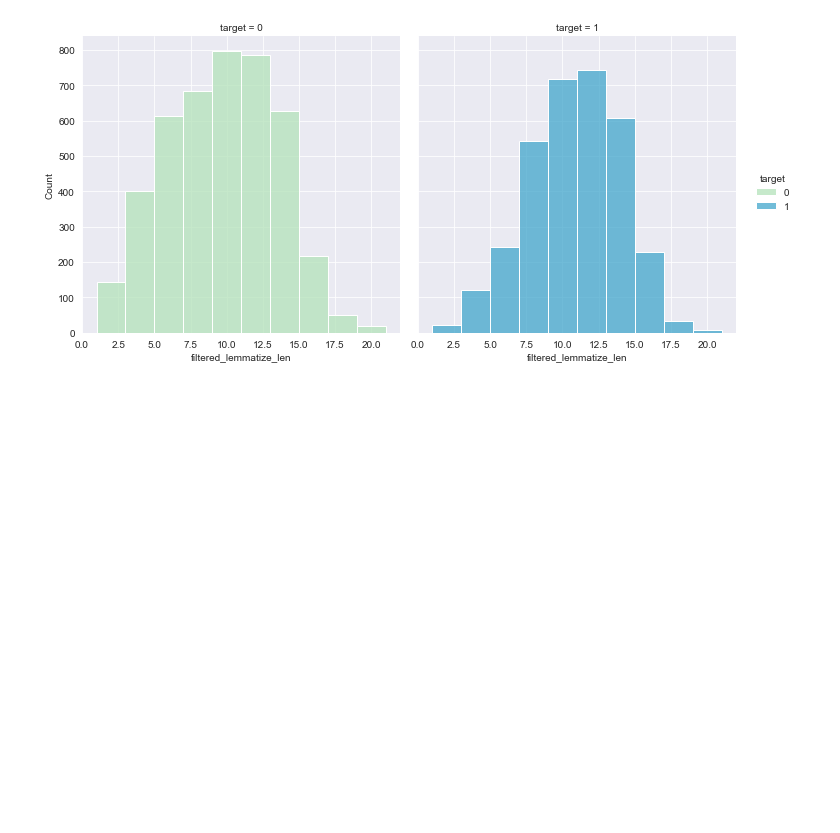
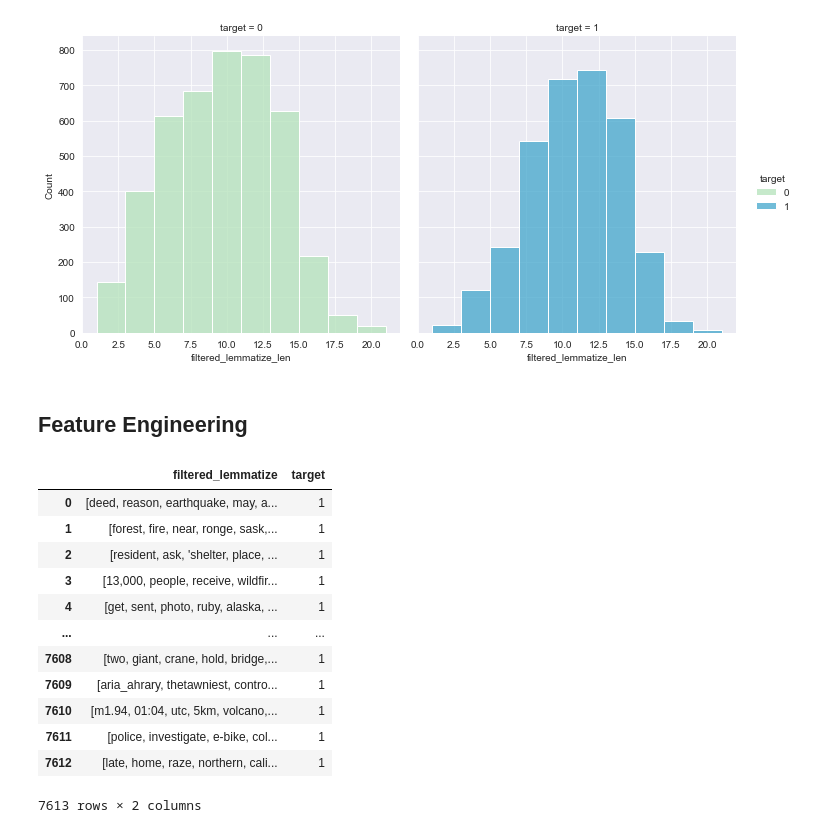
Before and after one commit to Eric-G-Romano/NLP_Disater_tweets, a Jupyter notebook: NLP Disaster classifier tweet.ipynb, the cells around one changed output. Cells and saved outputs as stored; diff of their text form; code cells hidden in the pictures; blank space fills up the shorter version.

```diff
--- a/NLP Disaster classifier tweet.ipynb
+++ b/NLP Disaster classifier tweet.ipynb
@@ -434,3 +434,23 @@ sns.displot(data=df_train, x='filtered_lemmatize_len', bins=10, hue='target', co
 # %% [output]
 <seaborn.axisgrid.FacetGrid at 0x...>
 [figure]
+# %% [markdown]
+## Feature Engineering
+# %%
+# Spliting into X & y
+dataset = df_train[['filtered_lemmatize', 'target']]
+dataset
+# %% [output]
+|  | filtered_lemmatize | target |
+| 0 | [deed, reason, earthquake, may, a... | 1 |
+| 1 | [forest, fire, near, ronge, sask,... | 1 |
+| 2 | [resident, ask, 'shelter, place, ... | 1 |
+| 3 | [13,000, people, receive, wildfir... | 1 |
+| 4 | [get, sent, photo, ruby, alaska, ... | 1 |
+| ... | ... | ... |
+| 7608 | [two, giant, crane, hold, bridge,... | 1 |
+| 7609 | [aria_ahrary, thetawniest, contro... | 1 |
+| 7610 | [m1.94, 01:04, utc, 5km, volcano,... | 1 |
+| 7611 | [police, investigate, e-bike, col... | 1 |
+| 7612 | [late, home, raze, northern, cali... | 1 |
+7613 rows × 2 columns
```
Also changed, not shown: parts of 7 cells of this notebook.
